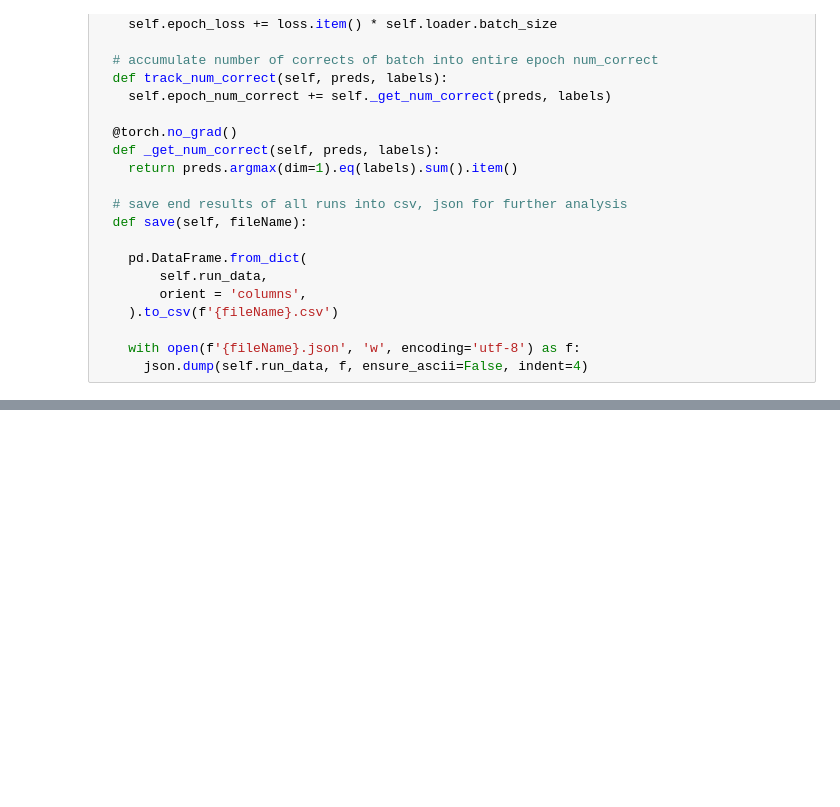
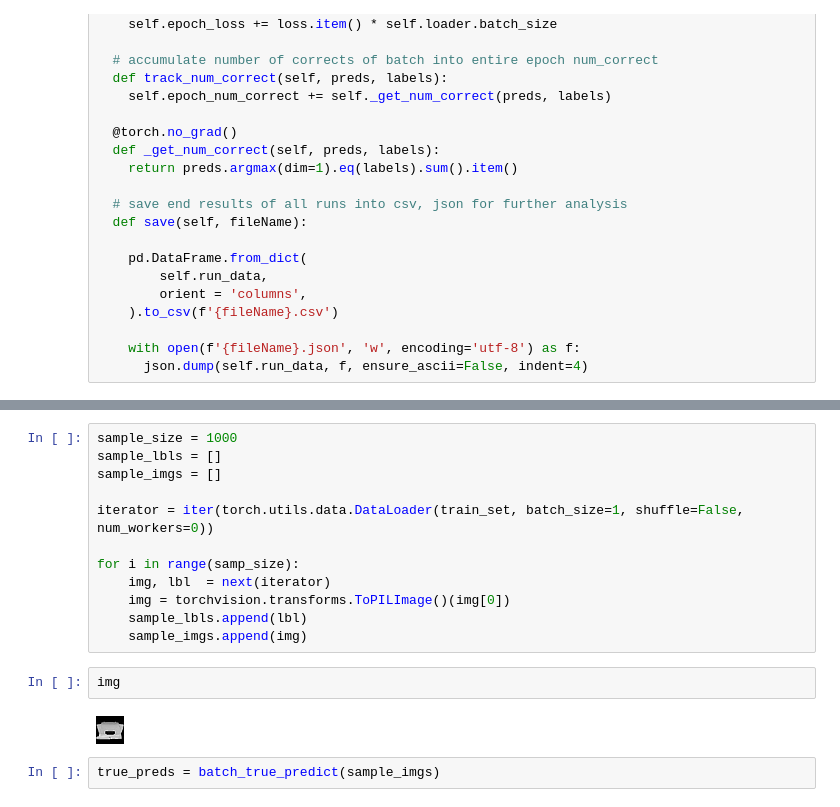
Before and after one commit to Intelligent-Systems-Phystech/2022-Project99, a Jupyter notebook: code/Muradov_CNN.ipynb, the cells around one changed output, grey strips where cells are left out. Drawn from its saved outputs; the diff is of its cells as text; blank space fills up the shorter version.

```diff
--- a/code/Muradov_CNN.ipynb
+++ b/code/Muradov_CNN.ipynb
@@ -246,0 +353,18 @@ m.save('results')
+# %%
+sample_size = 1000
+sample_lbls = []
+sample_imgs = []
+
+iterator = iter(torch.utils.data.DataLoader(train_set, batch_size=1, shuffle=False, num_workers=0))
+
+for i in range(samp_size):
+    img, lbl  = next(iterator)
+    img = torchvision.transforms.ToPILImage()(img[0])
+    sample_lbls.append(lbl)
+    sample_imgs.append(img)
+# %%
+img
+# %% [output]
+[figure, added]
+# %%
+true_preds = batch_true_predict(sample_imgs)
```
Also changed, not shown: parts of 26 cells of this notebook.
